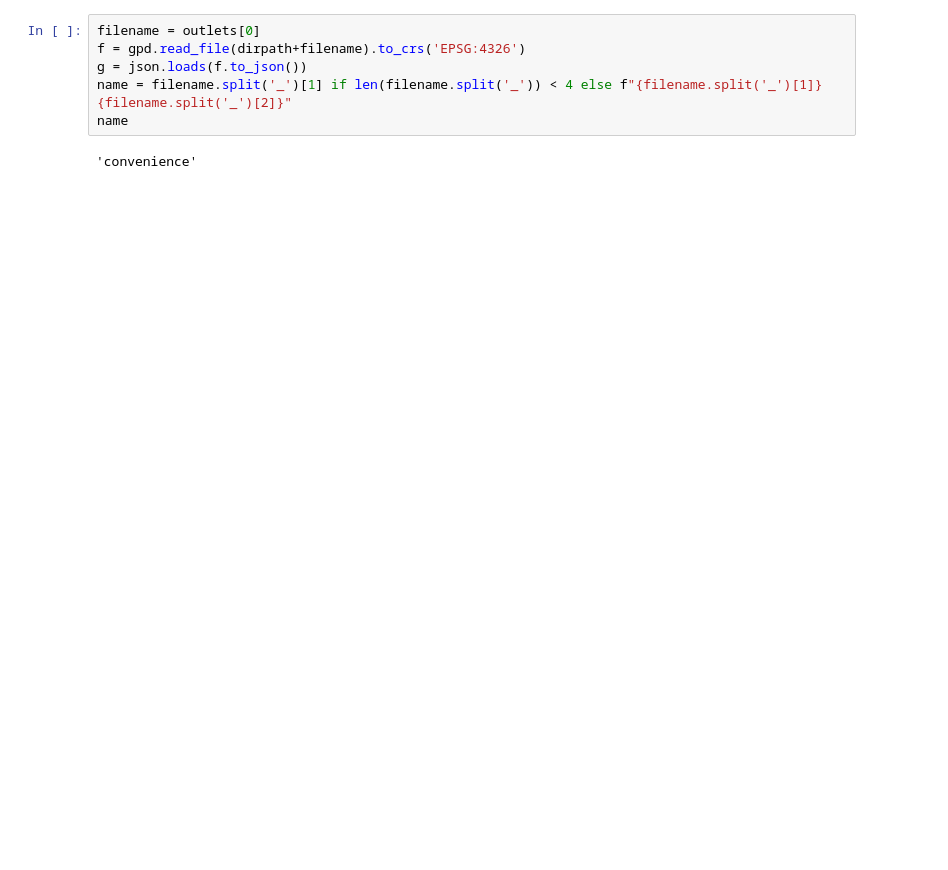
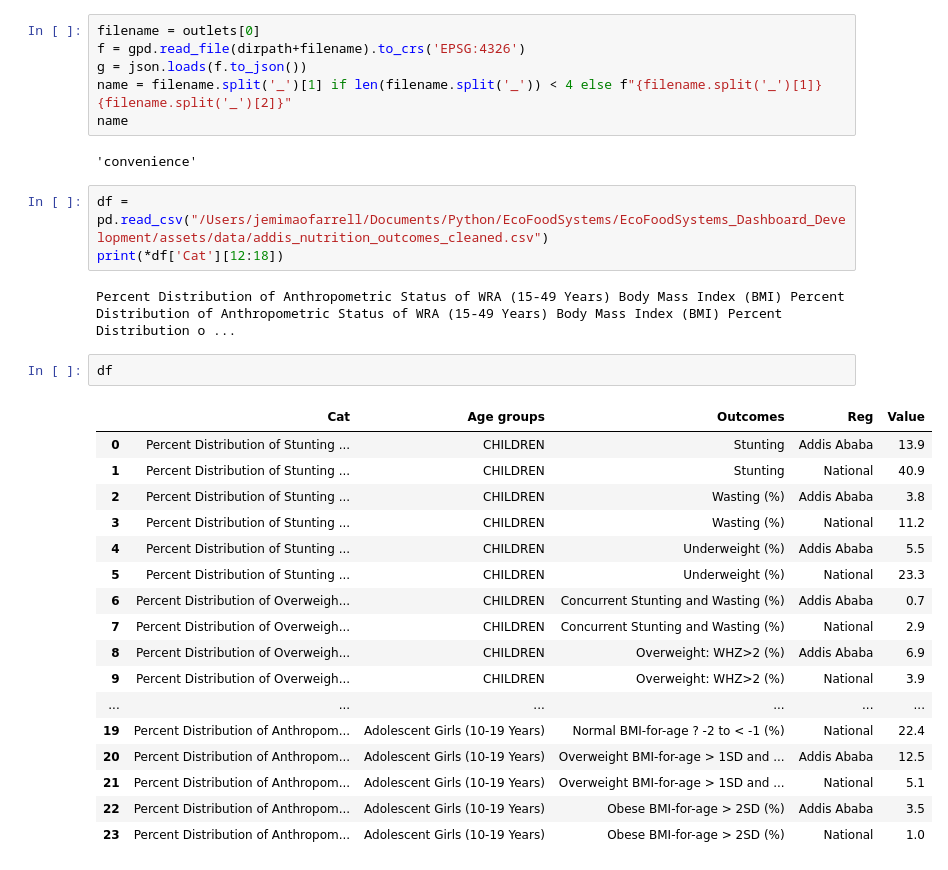
Before and after one commit to J-OFarrell/EcoFoodSystems-dashboard-development, a Jupyter notebook: data_prep.ipynb, the cells around one changed output. Saved outputs shown, nothing was run; the diff lists cells and outputs as text; blank space fills up the shorter version.

```diff
--- a/data_prep.ipynb
+++ b/data_prep.ipynb
@@ -379,3 +393,28 @@ name = filename.split('_')[1] if len(filename.split('_')) < 4 else f"{filename.s
 name
 # %% [output]
 'convenience'
+# %%
+df = pd.read_csv("/Users/jemimaofarrell/Documents/Python/EcoFoodSystems/EcoFoodSystems_Dashboard_Development/assets/data/addis_nutrition_outcomes_cleaned.csv")
+print(*df['Cat'][12:18])
+# %% [output]
+Percent Distribution of Anthropometric Status of WRA (15-49 Years) Body Mass Index (BMI) Percent Distribution of Anthropometric Status of WRA (15-49 Years) Body Mass Index (BMI) Percent Distribution o ...
+# %%
+df
+# %% [output]
+|  | Cat | Age groups | Outcomes | Reg | Value |
+| 0 | Percent Distribution of Stunting ... | CHILDREN | Stunting | Addis Ababa | 13.9 |
+| 1 | Percent Distribution of Stunting ... | CHILDREN | Stunting | National | 40.9 |
+| 2 | Percent Distribution of Stunting ... | CHILDREN | Wasting (%) | Addis Ababa | 3.8 |
+| 3 | Percent Distribution of Stunting ... | CHILDREN | Wasting (%) | National | 11.2 |
+| 4 | Percent Distribution of Stunting ... | CHILDREN | Underweight (%) | Addis Ababa | 5.5 |
+| 5 | Percent Distribution of Stunting ... | CHILDREN | Underweight (%) | National | 23.3 |
+| 6 | Percent Distribution of Overweigh... | CHILDREN | Concurrent Stunting and Wasting (%) | Addis Ababa | 0.7 |
+| 7 | Percent Distribution of Overweigh... | CHILDREN | Concurrent Stunting and Wasting (%) | National | 2.9 |
+| 8 | Percent Distribution of Overweigh... | CHILDREN | Overweight: WHZ>2 (%) | Addis Ababa | 6.9 |
+| 9 | Percent Distribution of Overweigh... | CHILDREN | Overweight: WHZ>2 (%) | National | 3.9 |
+| ... | ... | ... | ... | ... | ... |
+| 19 | Percent Distribution of Anthropom... | Adolescent Girls (10-19 Years) | Normal BMI-for-age ? -2 to < -1 (%) | National | 22.4 |
+| 20 | Percent Distribution of Anthropom... | Adolescent Girls (10-19 Years) | Overweight BMI-for-age > 1SD and ... | Addis Ababa | 12.5 |
+| 21 | Percent Distribution of Anthropom... | Adolescent Girls (10-19 Years) | Overweight BMI-for-age > 1SD and ... | National | 5.1 |
+| 22 | Percent Distribution of Anthropom... | Adolescent Girls (10-19 Years) | Obese BMI-for-age > 2SD (%) | Addis Ababa | 3.5 |
+| 23 | Percent Distribution of Anthropom... | Adolescent Girls (10-19 Years) | Obese BMI-for-age > 2SD (%) | National | 1.0 |
```
Also changed, not shown: parts of 6 cells of this notebook, 4 other files.
